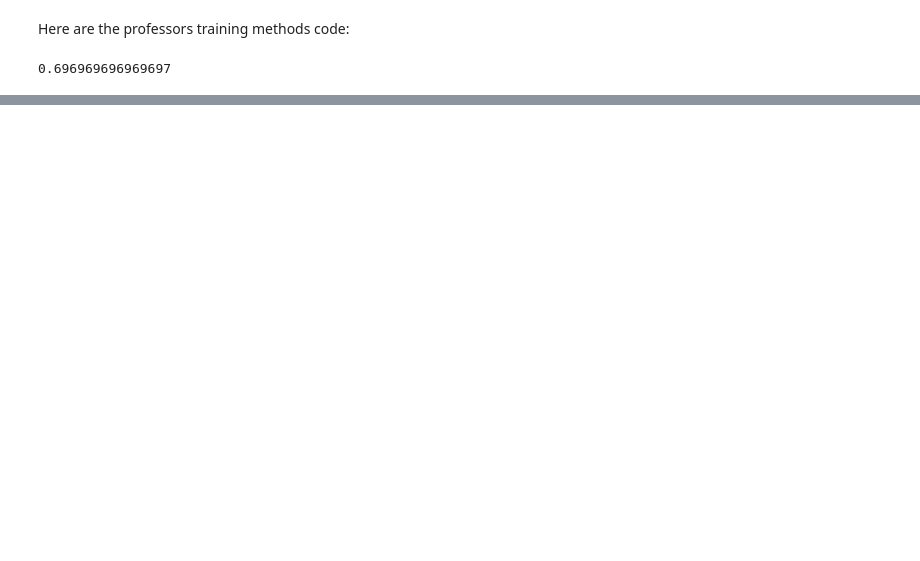
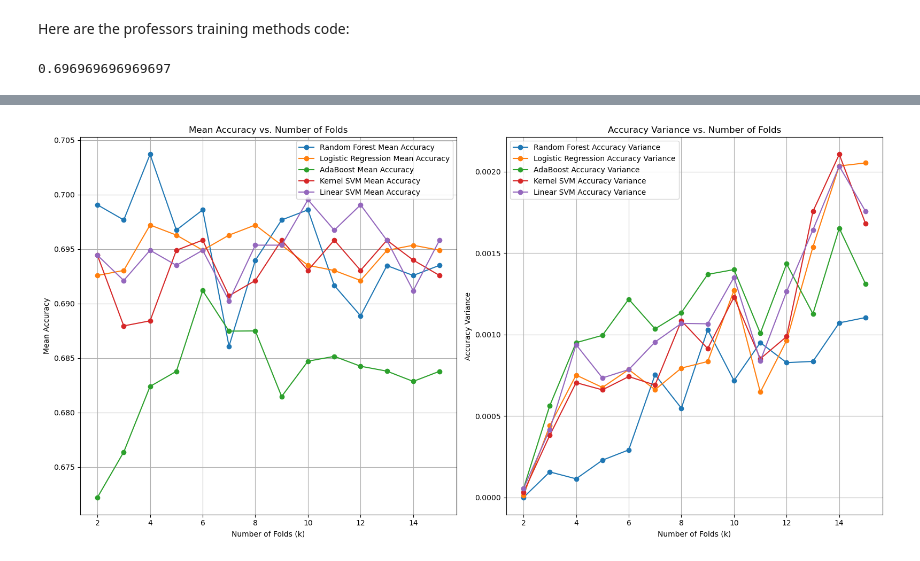
Before and after one commit to YuerTang/Stats101CProjects, a Jupyter notebook: Final_model.ipynb, the cells around one changed output, grey strips where cells are left out. Cells and saved outputs as stored; diff of their text form; code cells hidden in the pictures; blank space fills up the shorter version.

```diff
--- a/Final_model.ipynb
+++ b/Final_model.ipynb
@@ -329,0 +391,86 @@ print(accuracy)
+# %%
+import matplotlib.pyplot as plt
+import numpy as np
+from sklearn.model_selection import KFold
+from sklearn.ensemble import RandomForestClassifier, AdaBoostClassifier
+from sklearn.linear_model import LogisticRegression
+from sklearn.svm import SVC
+from sklearn.metrics import accuracy_score
+
+# Range of k values to test
+k_values = range(2, 16)  # Testing k from 2 to 15
+
+# Models to evaluate
+models = {
+    'Random Forest': RandomForestClassifier(random_state=0),
+    'Logistic Regression': LogisticRegression(random_state=0, max_iter=1000),
+    'AdaBoost': AdaBoostClassifier(random_state=0),
+    'Kernel SVM': SVC(kernel='rbf', random_state=0),
+    'Linear SVM': SVC(kernel='linear', random_state=0)
+}
+
+# Dictionary to store results for each model
+model_results = {model_name: {'k': [], 'mean_accuracy': [], 'accuracy_variance': []} for model_name in models}
+
+for k in k_values:
+    kf = KFold(n_splits=k, shuffle=True, random_state=406)
+
+    for model_name, model in models.items():
+        fold_accuracies = []
+
+        for train_index, test_index in kf.split(X_shuffled):
+            # Split the data into training and testing sets
+            X_train, X_test = X_shuffled.iloc[train_index], X_shuffled.iloc[test_index]
+            y_train, y_test = y_shuffled.iloc[train_index], y_shuffled.iloc[test_index]
+
+            # Fit the model
+            model.fit(X_train, y_train)
+
+            # Predict on the test set
+            y_pred = model.predict(X_test)
+
+            # Calculate accuracy
+            fold_accuracies.append(accuracy_score(y_test, y_pred))
+
+        # Record results for current k
+        model_results[model_name]['k'].append(k)
+        model_results[model_name]['mean_accuracy'].append(np.mean(fold_accuracies))
+        model_results[model_name]['accuracy_variance'].append(np.var(fold_accuracies))
+
+# Plot mean accuracy and variance for different k values
+plt.figure(figsize=(16, 8))
+
+# Mean accuracy plot
+plt.subplot(1, 2, 1)
+for model_name in models:
+    plt.plot(
+        model_results[model_name]['k'],
+        model_results[model_name]['mean_accuracy'],
+        marker='o',
+        label=f'{model_name} Mean Accuracy'
+    )
+plt.xlabel('Number of Folds (k)')
+plt.ylabel('Mean Accuracy')
+plt.title('Mean Accuracy vs. Number of Folds')
+plt.grid(True)
+plt.legend()
+
+# Accuracy variance plot
+plt.subplot(1, 2, 2)
+for model_name in models:
+    plt.plot(
+        model_results[model_name]['k'],
+        model_results[model_name]['accuracy_variance'],
+        marker='o',
+        label=f'{model_name} Accuracy Variance'
+    )
+plt.xlabel('Number of Folds (k)')
+plt.ylabel('Accuracy Variance')
+plt.title('Accuracy Variance vs. Number of Folds')
+plt.grid(True)
+plt.legend()
+
+plt.tight_layout()
+plt.show()
+# %% [output]
+[figure, added]
```
Also changed, not shown: parts of 3 cells of this notebook.
